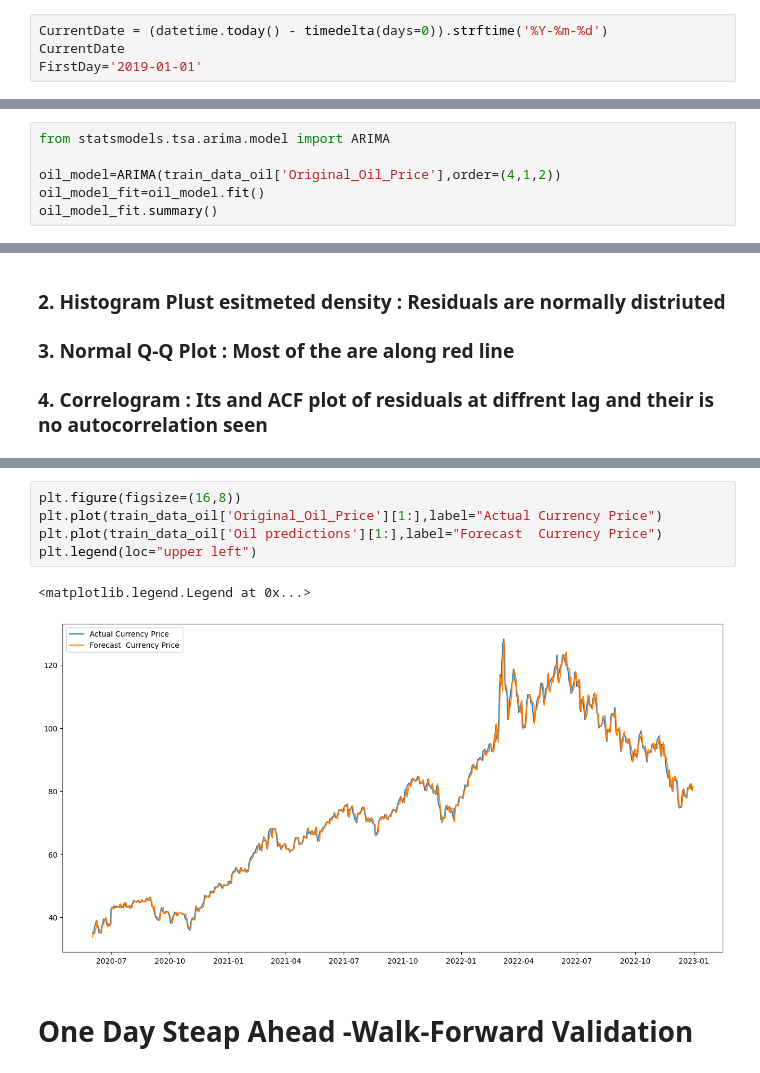
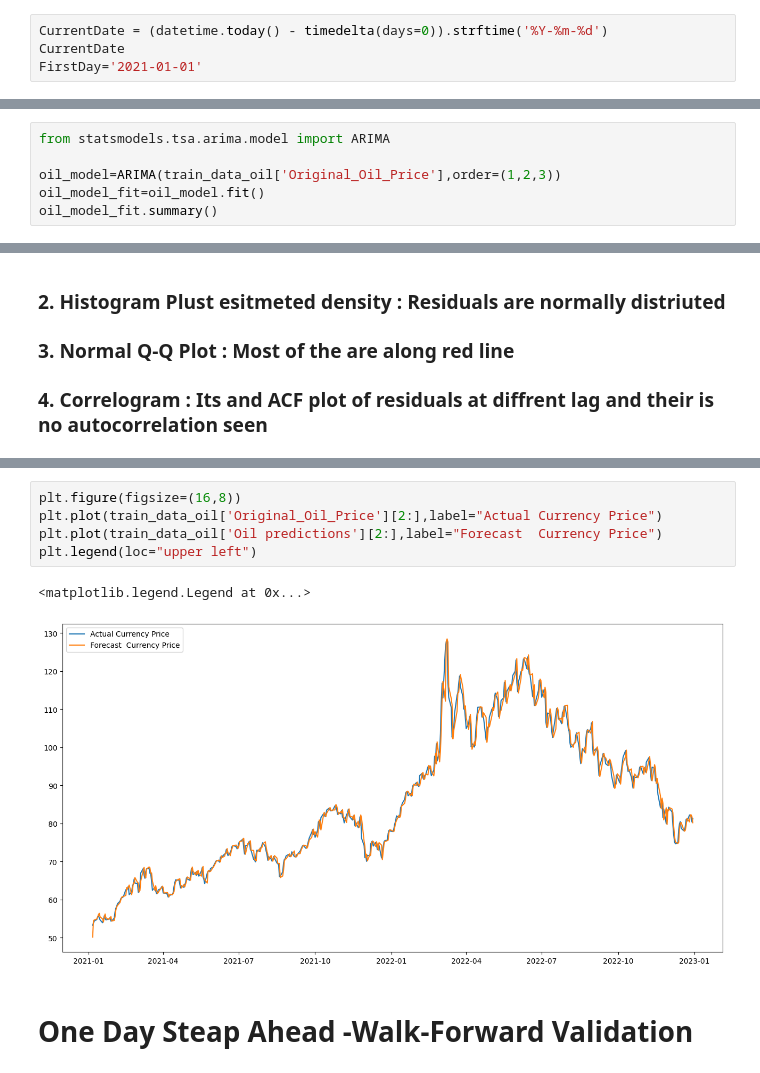
Before and after one commit to pravin-raut/MachineLearning, a Jupyter notebook: dissertation/Oil_Forecast_v2.ipynb, the cells around one changed output, grey strips where cells are left out. Saved outputs shown, nothing was run; the diff lists cells and outputs as text.

```diff
--- a/dissertation/Oil_Forecast_v2.ipynb
+++ b/dissertation/Oil_Forecast_v2.ipynb
@@ -50,7 +50,7 @@ quandl.ApiConfig.api_key = api_key
 # %%
 CurrentDate = (datetime.today() - timedelta(days=0)).strftime('%Y-%m-%d')
 CurrentDate
-FirstDay='2019-01-01'
+FirstDay='2021-01-01'
 # %%
 
 def getDataFromAPI(API,symbol,start_date,end_date):
@@ -246,7 +281,7 @@ warnings.filterwarnings("ignore")
 # %%
 from statsmodels.tsa.arima.model import ARIMA
 
-oil_model=ARIMA(train_data_oil['Original_Oil_Price'],order=(4,1,2))
+oil_model=ARIMA(train_data_oil['Original_Oil_Price'],order=(1,2,3))
 oil_model_fit=oil_model.fit()
 oil_model_fit.summary()
 # %% [output]
@@ -354,12 +384,12 @@ forecast.predicted_mean
 Freq: B, Name: predicted_mean, dtype: float64
 # %%
 plt.figure(figsize=(16,8))
-plt.plot(train_data_oil['Original_Oil_Price'][1:],label="Actual Currency Price")
-plt.plot(train_data_oil['Oil predictions'][1:],label="Forecast  Currency Price")
+plt.plot(train_data_oil['Original_Oil_Price'][2:],label="Actual Currency Price")
+plt.plot(train_data_oil['Oil predictions'][2:],label="Forecast  Currency Price")
 plt.legend(loc="upper left")
 # %% [output]
 <matplotlib.legend.Legend at 0x...>
-[figure, old version]
+[figure, new version]
 # %% [markdown]
 # One Day Steap Ahead -Walk-Forward Validation
 # %%
```
Also changed, not shown: parts of 26 cells of this notebook.
